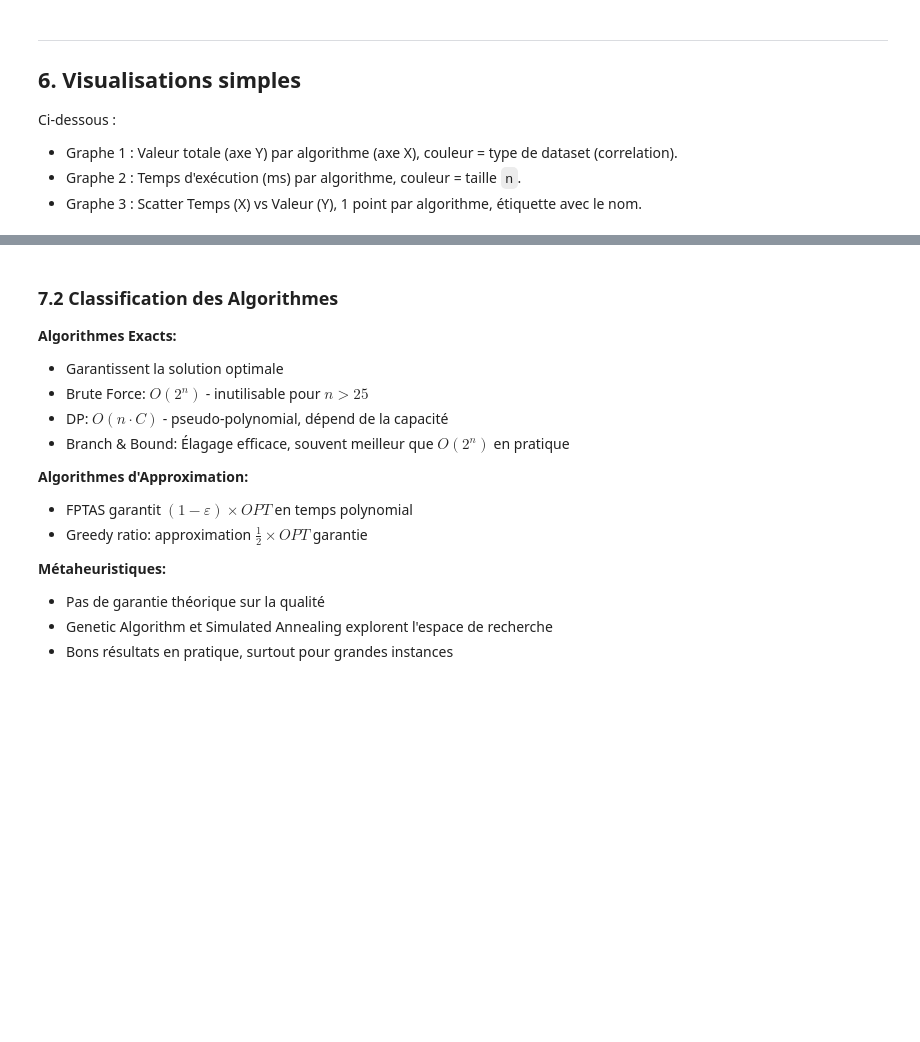
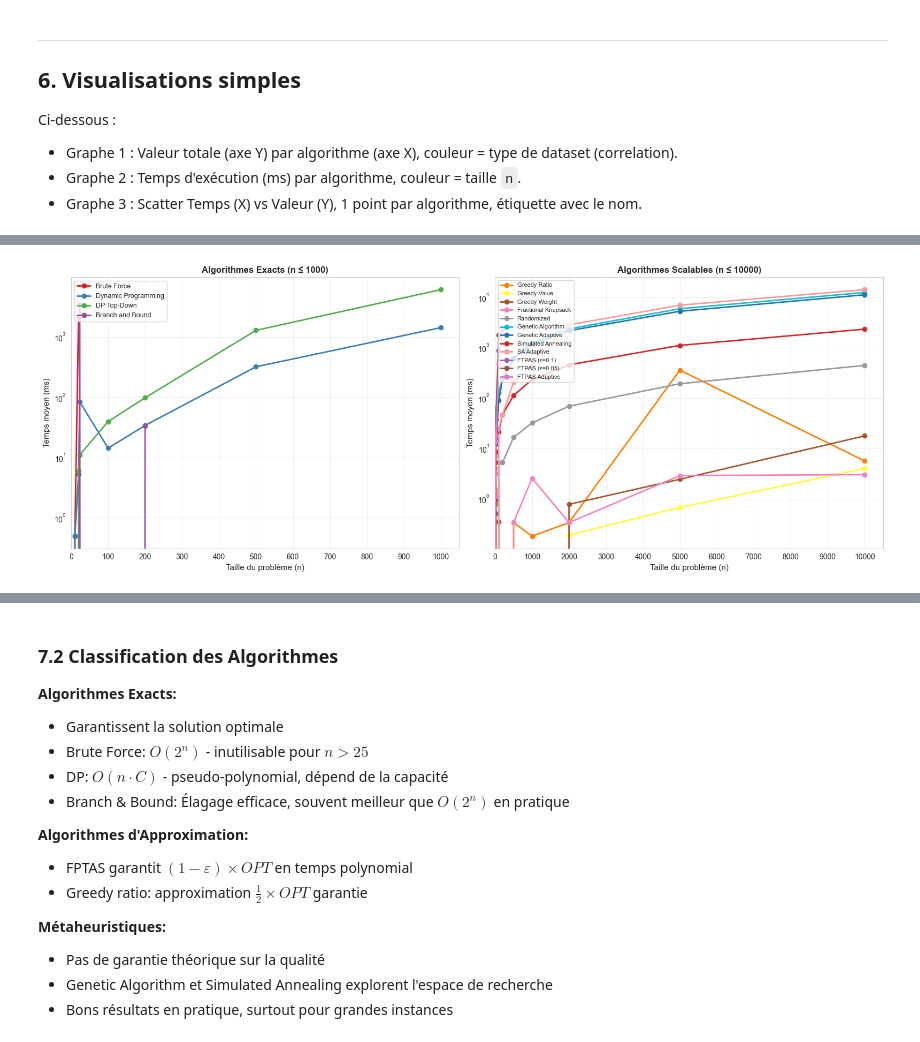
Before and after one commit to 777Arman/projet_advanced_algo, a Jupyter notebook: algo/knapsack_project.ipynb, the cells around one changed output, grey strips where cells are left out. Drawn from its saved outputs; the diff is of its cells as text; code cells hidden in the pictures; blank space fills up the shorter version.

```diff
--- a/algo/knapsack_project.ipynb
+++ b/algo/knapsack_project.ipynb
@@ -1407,3 +1746,60 @@ else:
+# %%
+# Graphique 2bis : Temps d'exécution par groupe d'algorithmes
+if results_df is not None:
+    df = results_df.copy()
+    agg_time = df.groupby(['algorithm', 'n'])['time_ms'].mean().reset_index()
+
+    # Groupe 1: Algorithmes limités (n <= 1000)
+    algos_limited = ['Brute Force', 'Dynamic Programming', 'DP Top-Down', 'Branch and Bound']
+
+    # Groupe 2: Algorithmes scalables (n jusqu'à 10000)
+    algos_scalable = ['Greedy Ratio', 'Greedy Value', 'Greedy Weight', 'Fractional Knapsack',
+                      'Randomized', 'Genetic Algorithm', 'Genetic Adaptive',
+                      'Simulated Annealing', 'SA Adaptive',
+                      'FTPAS (ε=0.1)', 'FTPAS (ε=0.05)', 'FTPAS Adaptive']
+
+    fig, axes = plt.subplots(1, 2, figsize=(16, 6))
+
+    # --- Graphique 2a: Algorithmes Exacts (n <= 1000) ---
+    ax1 = axes[0]
+    data_limited = agg_time[agg_time['algorithm'].isin(algos_limited)]
+    for algo in algos_limited:
+        algo_data = data_limited[data_limited['algorithm'] == algo].sort_values('n')
+        if len(algo_data) > 0:
+            color = ALGO_COLORS.get(algo, '#333333')
+            ax1.plot(algo_data['n'], algo_data['time_ms'], 'o-', label=algo, color=color, linewidth=2, markersize=6)
+    ax1.set_xlabel('Taille du problème (n)', fontsize=11)
+    ax1.set_ylabel('Temps moyen (ms)', fontsize=11)
+    ax1.set_title('Algorithmes Exacts (n ≤ 1000)', fontsize=12, fontweight='bold')
+    ax1.set_yscale('log')
+    ax1.set_xticks(range(0, 1100, 100))
+    ax1.set_xlim(0, 1050)
+    ax1.legend(fontsize=9, loc='upper left')
+    ax1.grid(True, alpha=0.3)
+
+    # --- Graphique 2b: Algorithmes Scalables (n <= 10000) ---
+    ax2 = axes[1]
+    data_scalable = agg_time[agg_time['algorithm'].isin(algos_scalable)]
+    for algo in algos_scalable:
+        algo_data = data_scalable[data_scalable['algorithm'] == algo].sort_values('n')
+        if len(algo_data) > 0:
+            color = ALGO_COLORS.get(algo, '#333333')
+            ax2.plot(algo_data['n'], algo_data['time_ms'], 'o-', label=algo, color=color, linewidth=2, markersize=6)
+    ax2.set_xlabel('Taille du problème (n)', fontsize=11)
+    ax2.set_ylabel('Temps moyen (ms)', fontsize=11)
+    ax2.set_title('Algorithmes Scalables (n ≤ 10000)', fontsize=12, fontweight='bold')
+    ax2.set_yscale('log')
+    ax2.set_xticks(range(0, 11000, 1000))
+    ax2.set_xlim(0, 10500)
+    ax2.legend(fontsize=8, loc='upper left')
+    ax2.grid(True, alpha=0.3)
+
+    plt.tight_layout()
+    plt.show()
+else:
+    print("results_df non chargé.")
+# %% [output]
+[figure, added]
 # %%
 # Graphique 3 : Scatter Temps (X) vs Valeur (Y), 1 point = 1 algorithme (moyennes), annoté
 if results_df is not None:
```
Also changed, not shown: parts of 24 cells of this notebook, 38 other files.
